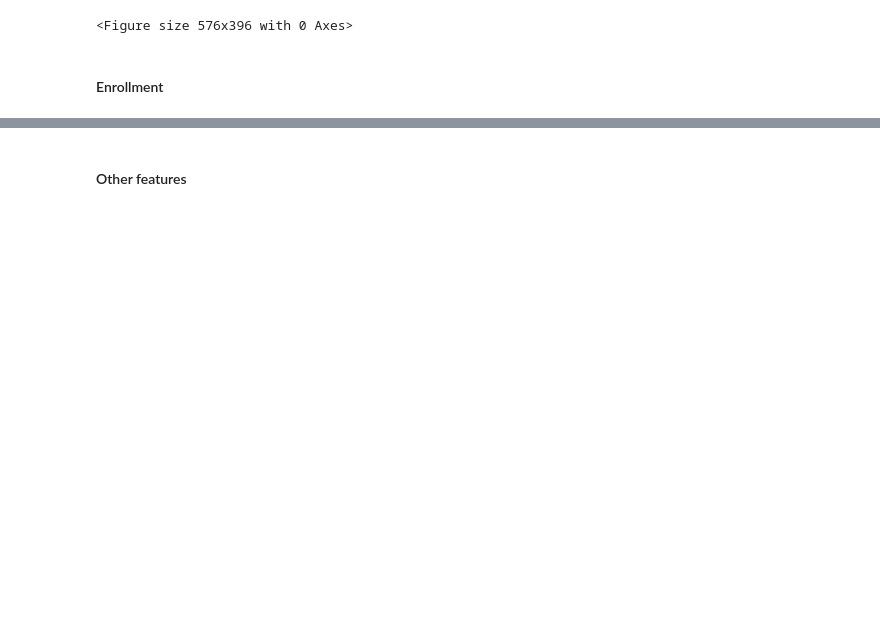
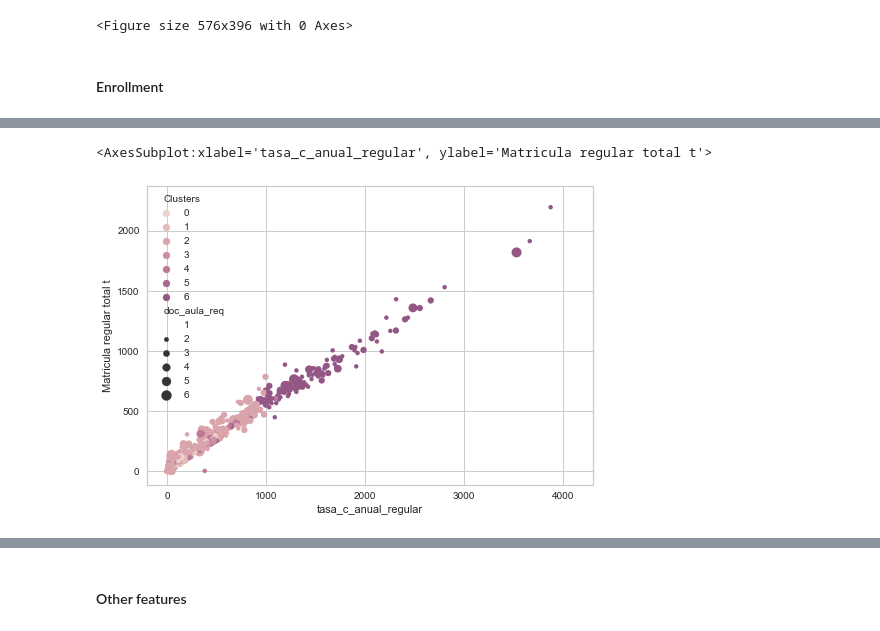
Before and after one commit to hugoferquiroz/AITeacherAllocation, a Jupyter notebook: Scripts/2-2 clusters.ipynb, the cells around one changed output, grey strips where cells are left out. Drawn from its saved outputs; the diff is of its cells as text; code cells hidden in the pictures; blank space fills up the shorter version.

```diff
--- a/Scripts/2-2 clusters.ipynb
+++ b/Scripts/2-2 clusters.ipynb
@@ -307,3 +318,9 @@ AxesSubplot(0.125,0.125;0.775x0.755)
+# %%
+sns.scatterplot(data=df_req_prim_clusters, x='tasa_c_anual_regular', y='Matricula regular total t', hue='Clusters',size="doc_aula_req",
+                sizes=(0, 100), hue_norm=(0, 10) )
+# %% [output]
+<AxesSubplot:xlabel='tasa_c_anual_regular', ylabel='Matricula regular total t'>
+[figure, added]
 # %%
 sns.boxplot(x='Clusters', y='tasa_c_anual_regular', palette=["m", "g"],
             data=df_req_prim_clusters,showfliers = False)
```
Also changed, not shown: parts of 13 cells of this notebook.
